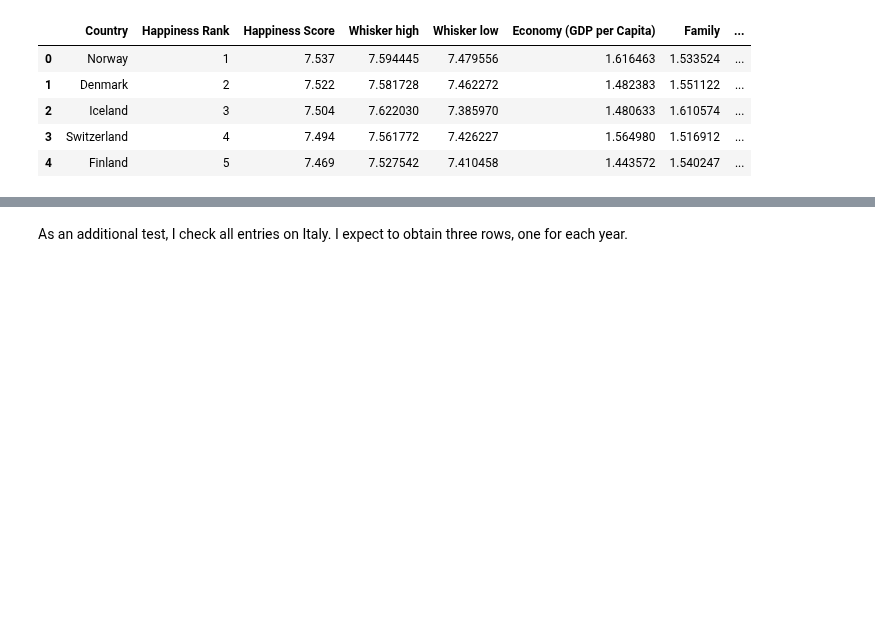
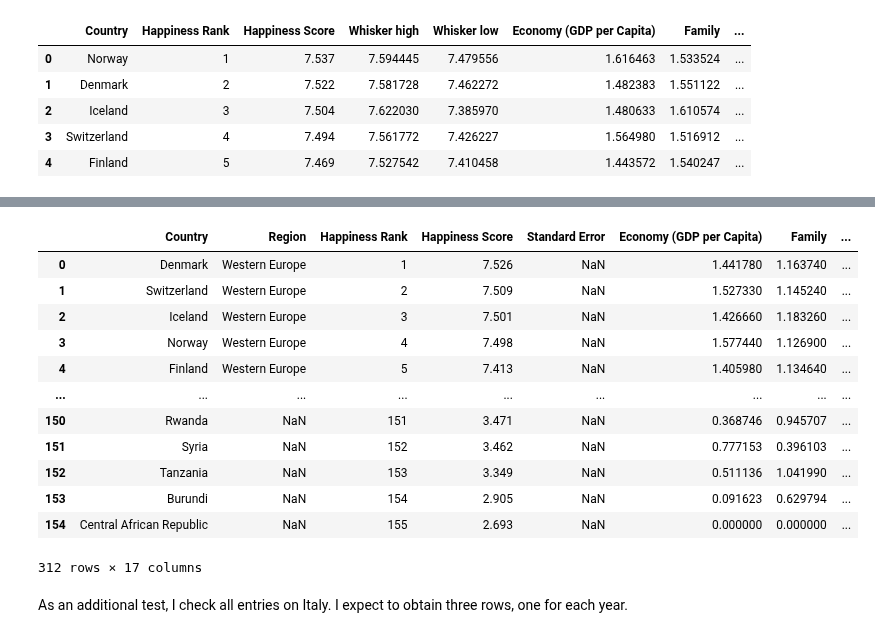
Before and after one commit to gdv/foundationsCS, a Jupyter notebook: teachers/py-10-happiness.ipynb, the cells around one changed output, grey strips where cells are left out. Saved outputs shown, nothing was run; the diff lists cells and outputs as text; code cells hidden in the pictures; blank space fills up the shorter version.

```diff
--- a/teachers/py-10-happiness.ipynb
+++ b/teachers/py-10-happiness.ipynb
@@ -62,3 +155,19 @@ df1
+# %%
+df1[df1['Standard Error'].isnull()]
+# %% [output]
+|  | Country | Region | Happiness Rank | Happiness Score | Standard Error | Economy (GDP per Capita) | Family | ... |
+| 0 | Denmark | Western Europe | 1 | 7.526 | NaN | 1.441780 | 1.163740 | ... |
+| 1 | Switzerland | Western Europe | 2 | 7.509 | NaN | 1.527330 | 1.145240 | ... |
+| 2 | Iceland | Western Europe | 3 | 7.501 | NaN | 1.426660 | 1.183260 | ... |
+| 3 | Norway | Western Europe | 4 | 7.498 | NaN | 1.577440 | 1.126900 | ... |
+| 4 | Finland | Western Europe | 5 | 7.413 | NaN | 1.405980 | 1.134640 | ... |
+| ... | ... | ... | ... | ... | ... | ... | ... | ... |
+| 150 | Rwanda | NaN | 151 | 3.471 | NaN | 0.368746 | 0.945707 | ... |
+| 151 | Syria | NaN | 152 | 3.462 | NaN | 0.777153 | 0.396103 | ... |
+| 152 | Tanzania | NaN | 153 | 3.349 | NaN | 0.511136 | 1.041990 | ... |
+| 153 | Burundi | NaN | 154 | 2.905 | NaN | 0.091623 | 0.629794 | ... |
+| 154 | Central African Republic | NaN | 155 | 2.693 | NaN | 0.000000 | 0.000000 | ... |
+312 rows × 17 columns
 # %% [markdown]
 As an additional test, I check all entries on Italy. I expect to obtain three rows, one for each year.
 # %%
```
Also changed, not shown: parts of 19 cells of this notebook, 3 other files.
